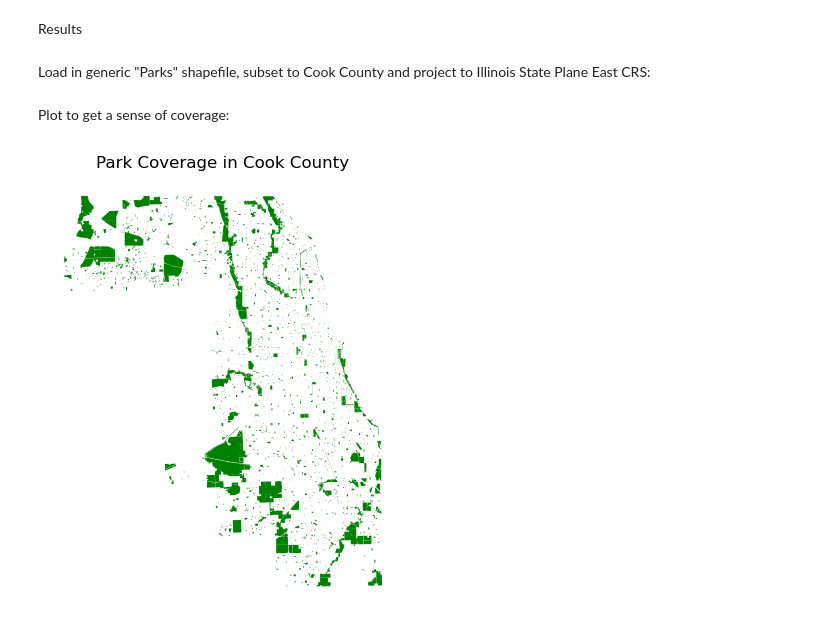
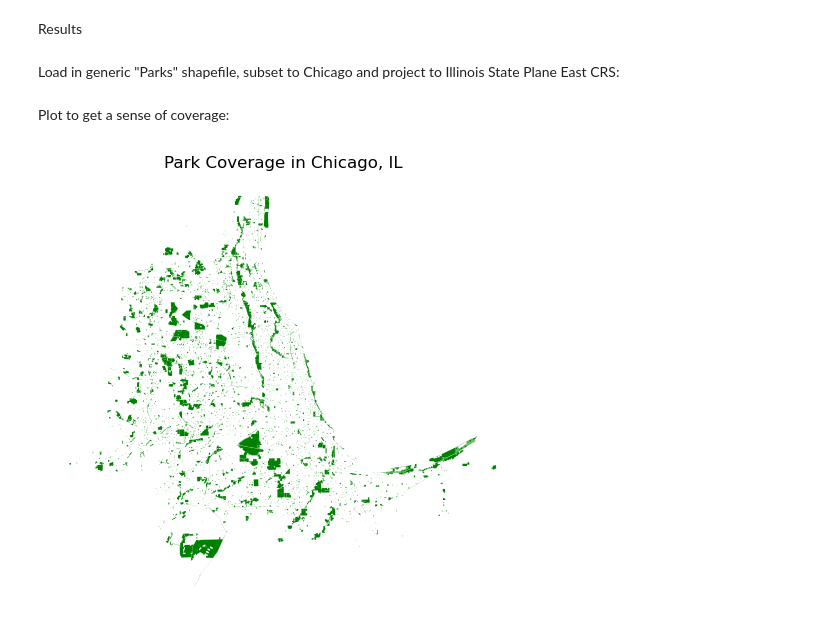
Before and after one commit to adohertymunro/DS-31095-Final-Project, a Jupyter notebook: Final Project.ipynb, the cells around one changed output. Cells and saved outputs as stored; diff of their text form; code cells hidden in the pictures.

```diff
--- a/Final Project.ipynb
+++ b/Final Project.ipynb
@@ -20,23 +20,23 @@ import matplotlib.pyplot as plt
 import warnings
 warnings.filterwarnings("ignore", category=RuntimeWarning)
 # %% [markdown]
-Load in generic "Parks" shapefile, subset to Cook County and project to Illinois State Plane East CRS:
+Load in generic "Parks" shapefile, subset to Chicago and project to Illinois State Plane East CRS:
 # %%
 parks = gpd.read_file(r'data/shapefiles/Parks.shp')
 
-cook_county = parks[(parks['Park_State'] == 'Illinois') & (parks['Park_Count'] == 'Cook County')]
-cook_county = cook_county.to_crs(epsg=26971)
+chicago_parks = parks[parks['Park_Urban'].str.contains('Chicago', na=False)]
+chicago_parks = chicago_parks.to_crs(epsg=26971)
 # %% [markdown]
 Plot to get a sense of coverage:
 # %%
 fig, ax = plt.subplots(1, 1)
 
-cook_county.plot(color='green', ax=ax)
+chicago_parks.plot(color='green', ax=ax)
 
 ax.set_axis_off()
-ax.set_title('Park Coverage in Cook County')
+ax.set_title('Park Coverage in Chicago, IL')
 
 plt.tight_layout()
 plt.show()
 # %% [output]
-[figure, old version]
+[figure, new version]
```
Also changed, not shown: parts of 9 cells of this notebook.
